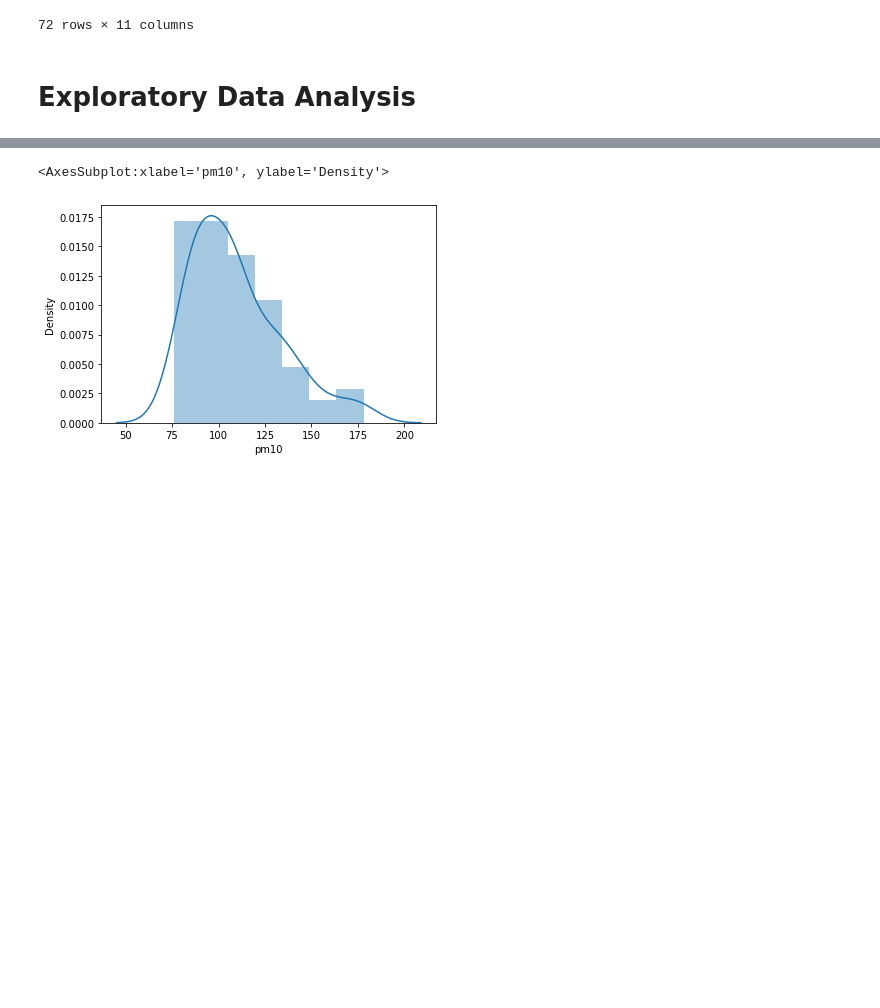
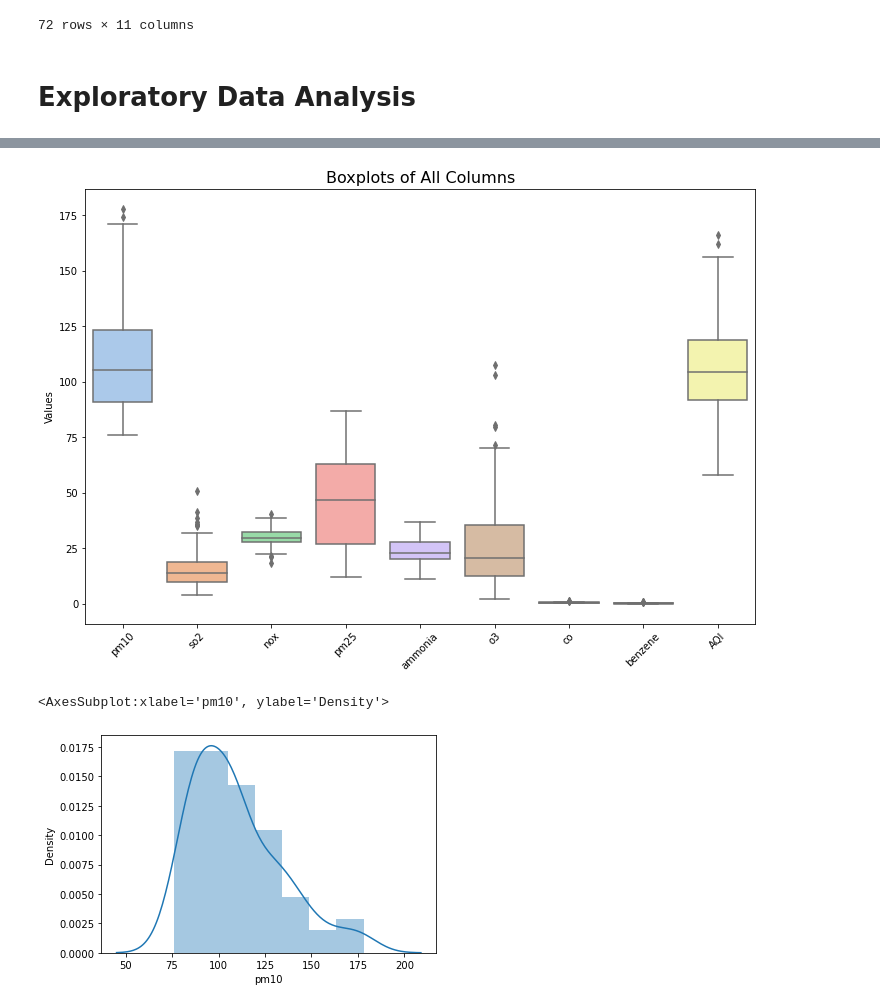
Before and after one commit to sai14karthik/AQI, a Jupyter notebook: AirQuality .ipynb, the cells around one changed output, grey strips where cells are left out. Cells and saved outputs as stored; diff of their text form; code cells hidden in the pictures; blank space fills up the shorter version.

```diff
--- a/AirQuality .ipynb
+++ b/AirQuality .ipynb
@@ -346,3 +332,12 @@ Name: month, dtype: int64
+# %%
+plt.figure(figsize=(12, 8))
+sns.boxplot(data=d, palette='pastel', orient='v')
+plt.title("Boxplots", fontsize=16)
+plt.ylabel("Values")
+plt.xticks(rotation=45)
+plt.show()
+# %% [output]
+[figure, added]
 # %%
 sns.distplot(data["pm10"])
 # %% [output]
```
Also changed, not shown: parts of 19 cells of this notebook.
